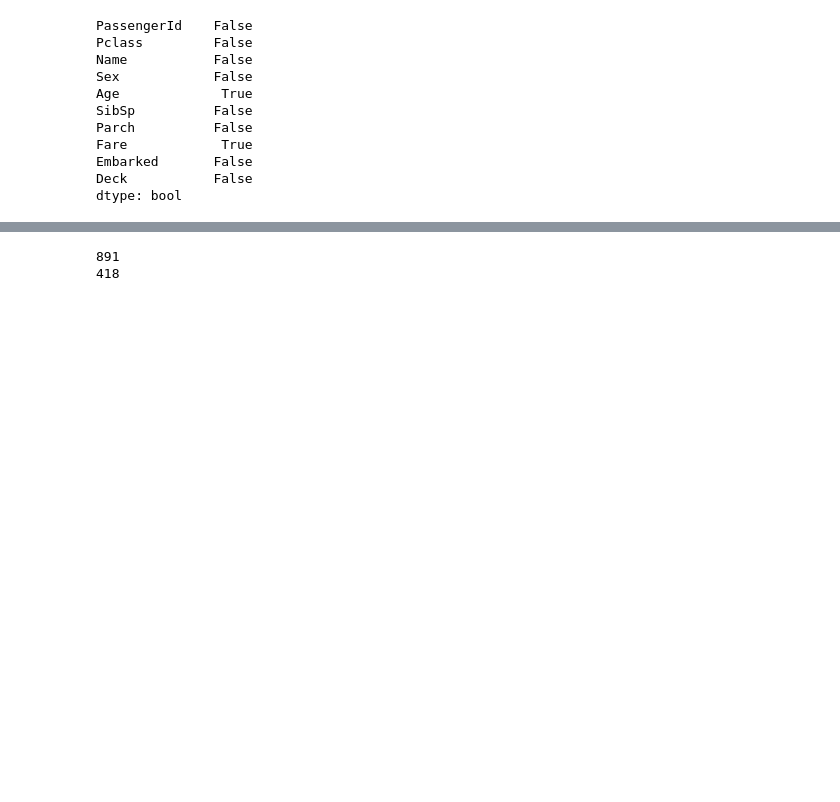
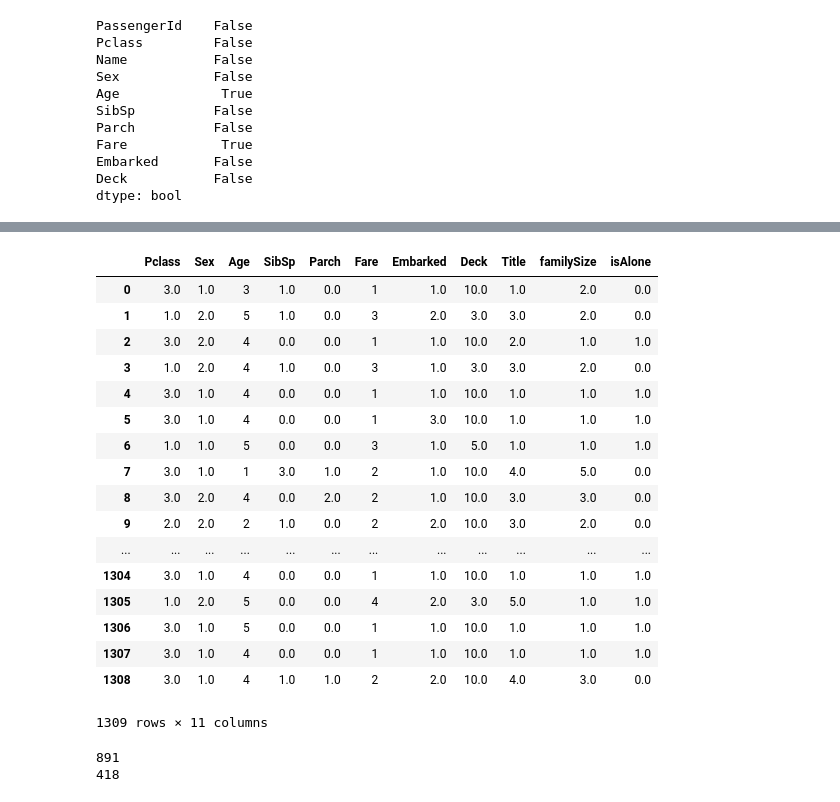
Before and after one commit to goelakash/kaggle-solutions, a Jupyter notebook: titanic/predict_missing_data.ipynb, the cells around one changed output, grey strips where cells are left out. Saved outputs shown, nothing was run; the diff lists cells and outputs as text; code cells hidden in the pictures; blank space fills up the shorter version.

```diff
--- a/titanic/predict_missing_data.ipynb
+++ b/titanic/predict_missing_data.ipynb
@@ -238,3 +225,29 @@ dtype: bool
+# %%
+#Bin ages
+bins = [0,12,17,25,35,55,75,120]
+x_full['Age'] = np.searchsorted(bins, x_full['Age'].values)
+
+# print(x_full.isna().any())
+x_full
+# %% [output]
+|  | Pclass | Sex | Age | SibSp | Parch | Fare | Embarked | Deck | Title | familySize | isAlone |
+| 0 | 3.0 | 1.0 | 3 | 1.0 | 0.0 | 1 | 1.0 | 10.0 | 1.0 | 2.0 | 0.0 |
+| 1 | 1.0 | 2.0 | 5 | 1.0 | 0.0 | 3 | 2.0 | 3.0 | 3.0 | 2.0 | 0.0 |
+| 2 | 3.0 | 2.0 | 4 | 0.0 | 0.0 | 1 | 1.0 | 10.0 | 2.0 | 1.0 | 1.0 |
+| 3 | 1.0 | 2.0 | 4 | 1.0 | 0.0 | 3 | 1.0 | 3.0 | 3.0 | 2.0 | 0.0 |
+| 4 | 3.0 | 1.0 | 4 | 0.0 | 0.0 | 1 | 1.0 | 10.0 | 1.0 | 1.0 | 1.0 |
+| 5 | 3.0 | 1.0 | 4 | 0.0 | 0.0 | 1 | 3.0 | 10.0 | 1.0 | 1.0 | 1.0 |
+| 6 | 1.0 | 1.0 | 5 | 0.0 | 0.0 | 3 | 1.0 | 5.0 | 1.0 | 1.0 | 1.0 |
+| 7 | 3.0 | 1.0 | 1 | 3.0 | 1.0 | 2 | 1.0 | 10.0 | 4.0 | 5.0 | 0.0 |
+| 8 | 3.0 | 2.0 | 4 | 0.0 | 2.0 | 2 | 1.0 | 10.0 | 3.0 | 3.0 | 0.0 |
+| 9 | 2.0 | 2.0 | 2 | 1.0 | 0.0 | 2 | 2.0 | 10.0 | 3.0 | 2.0 | 0.0 |
+| ... | ... | ... | ... | ... | ... | ... | ... | ... | ... | ... | ... |
+| 1304 | 3.0 | 1.0 | 4 | 0.0 | 0.0 | 1 | 1.0 | 10.0 | 1.0 | 1.0 | 1.0 |
+| 1305 | 1.0 | 2.0 | 5 | 0.0 | 0.0 | 4 | 2.0 | 3.0 | 5.0 | 1.0 | 1.0 |
+| 1306 | 3.0 | 1.0 | 5 | 0.0 | 0.0 | 1 | 1.0 | 10.0 | 1.0 | 1.0 | 1.0 |
+| 1307 | 3.0 | 1.0 | 4 | 0.0 | 0.0 | 1 | 1.0 | 10.0 | 1.0 | 1.0 | 1.0 |
+| 1308 | 3.0 | 1.0 | 4 | 1.0 | 1.0 | 2 | 2.0 | 10.0 | 4.0 | 3.0 | 0.0 |
+1309 rows × 11 columns
 # %%
 X_train = x_full[:891]
 X_test = x_full[891:]
```
Also changed, not shown: parts of 21 cells of this notebook, 4 other files.
